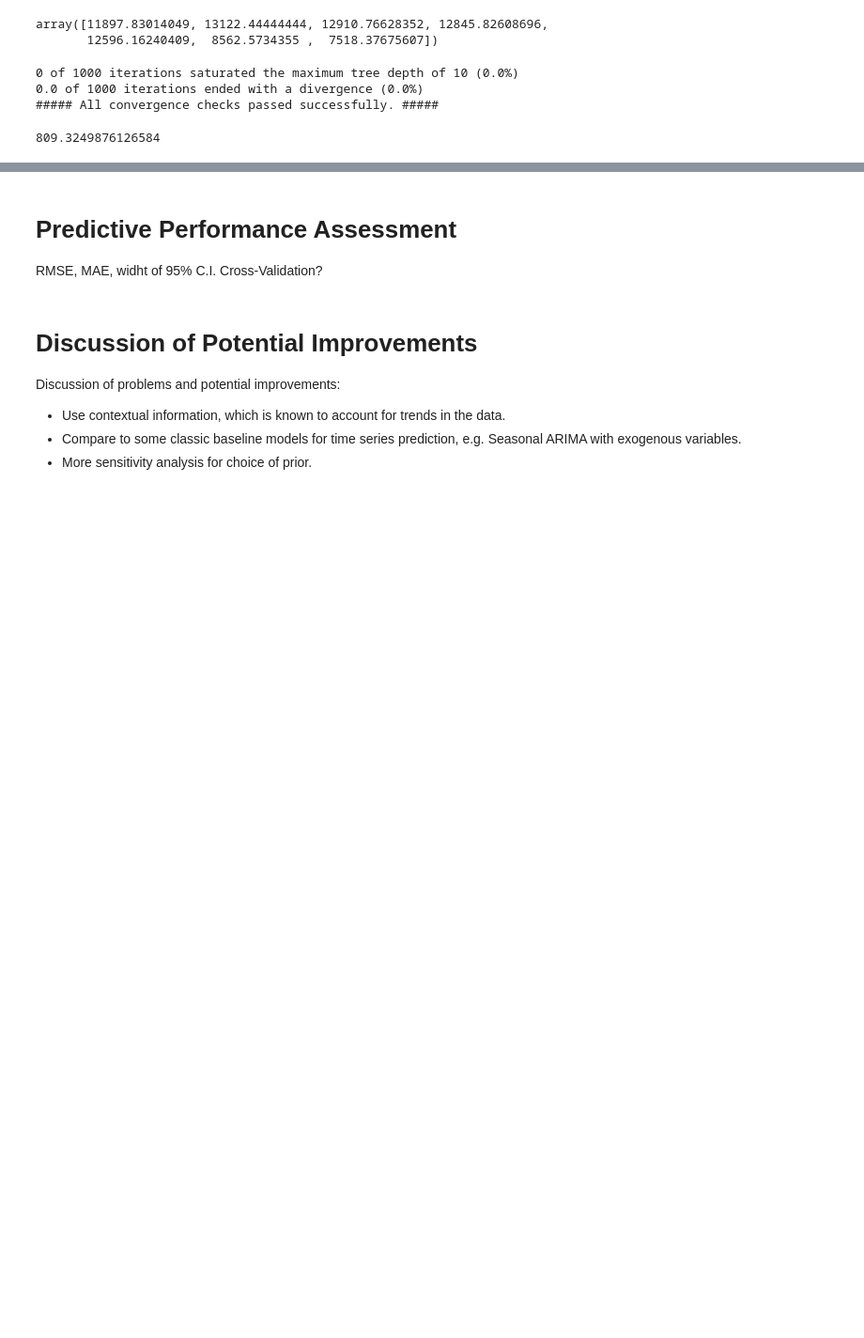
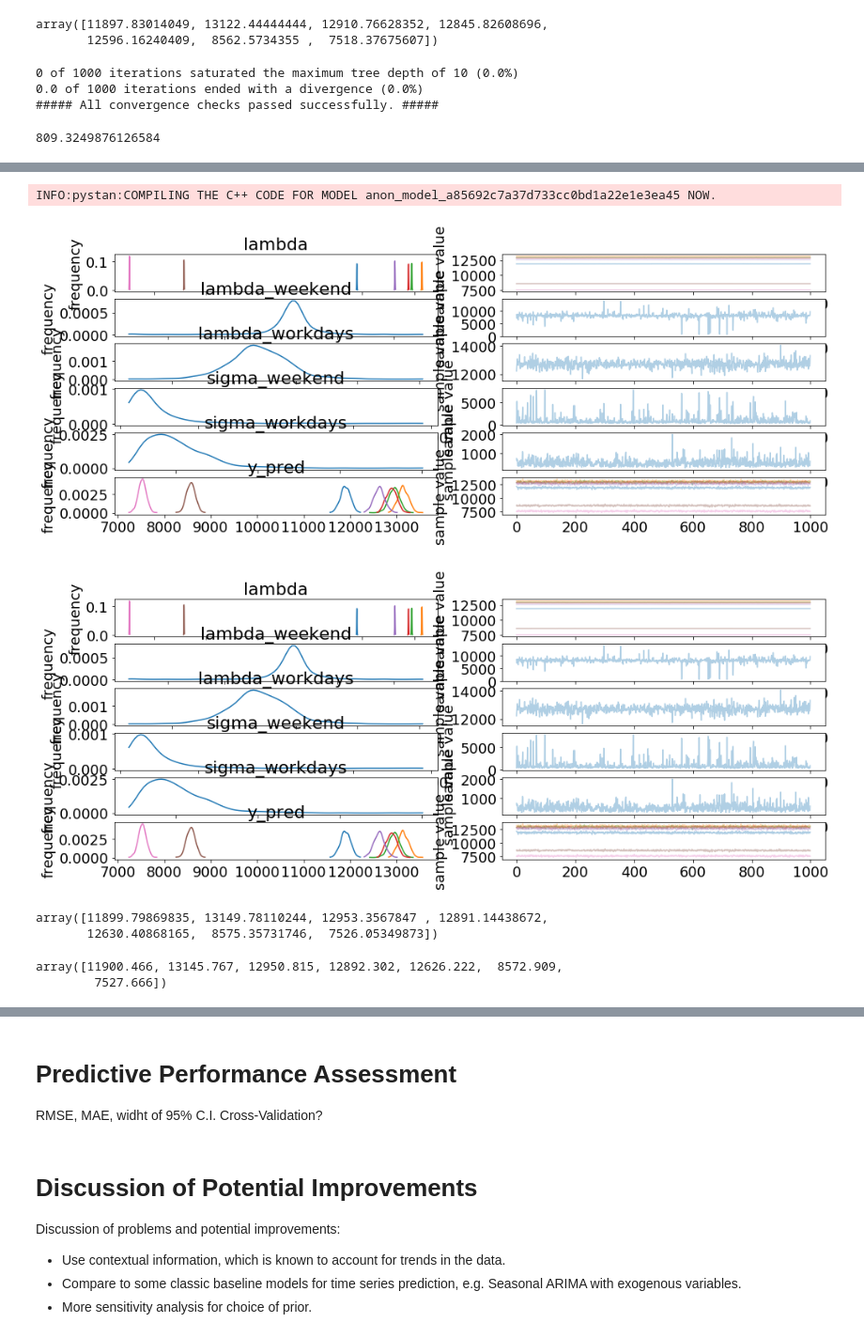
Before and after one commit to inon-peled/dtu_bda_project, a Jupyter notebook: bda_project_us_births-inon-mads-no-detrend.ipynb, the cells around one changed output, grey strips where cells are left out. Shown at 94% size. Drawn from its saved outputs; the diff is of its cells as text; code cells hidden in the pictures; blank space fills up the shorter version.

```diff
--- a/bda_project_us_births-inon-mads-no-detrend.ipynb
+++ b/bda_project_us_births-inon-mads-no-detrend.ipynb
@@ -332,0 +333,44 @@ y_pred = retrend(data['x_test'], fit.extract('y_pred'), y_mean, y_std)
+# %%
+model_hier_poisson = pystan.StanModel(model_code='''
+data {
+    int<lower=0> T; // Number of days to predict ahead.
+    int<lower=0> N; // Number of data points.
+    int y[N]; // data points.
+    int<lower=1,upper=7> x_train[N]; // Weekday indicator for each observed data point.
+    int<lower=1,upper=7> x_test[T]; // Weekday indicator for each prediction.
+}
+parameters {
+    real<lower=0> lambda[7];
+    real<lower=0> lambda_weekend;
+    real<lower=0> lambda_workdays;
+    real<lower=0> sigma_weekend;
+    real<lower=0> sigma_workdays;
+}
+model {
+    sigma_weekend ~ cauchy(0, 10);
+    sigma_workdays ~ cauchy(0, 10);
+    lambda[6] ~ normal(lambda_weekend, sigma_weekend);
+    lambda[7] ~ normal(lambda_weekend, sigma_weekend);
+    for (i in 1:5) {
+        lambda[i] ~ normal(lambda_workdays, sigma_workdays);
+    }
+    y ~ poisson(lambda[x_train]);
+}
+generated quantities {
+    int y_pred[T];
+    for (i in 1:T) {
+        y_pred[x_test[i]] = poisson_rng(lambda[x_test[i]]);
+    }
+}
+''')
+# %% [output]
+INFO:pystan:COMPILING THE C++ CODE FOR MODEL anon_model_a85692c7a37d733cc0bd1a22e1e3ea45 NOW.
+# %%
+data = get_train_and_test_for_sliding_window(datetime(2014, 1, 1) + timedelta(days=7))
+fit = model_hier_poisson.sampling(seed=COMMON_SEED, data=dict(
+    x_train=data['x_train'],
+    x_test=data['x_test'],
+    y=data['y_train'],
+    T=7,
+    N=len(data['x_train'])), iter=500)
+# check_convergence(fit)
@@ -332,0 +379,15 @@ y_pred = retrend(data['x_test'], fit.extract('y_pred'), y_mean, y_std)
+# %%
+fit.plot()
+# %% [output]
+[figure, added]
+[figure, added]
+# %%
+fit.extract()['lambda'].mean(axis=0)
+# %% [output]
+array([11899.79869835, 13149.78110244, 12953.3567847 , 12891.14438672,
+       12630.40868165,  8575.35731746,  7526.05349873])
+# %%
+fit.extract()['y_pred'].mean(axis=0)
+# %% [output]
+array([11900.466, 13145.767, 12950.815, 12892.302, 12626.222,  8572.909,
+        7527.666])
```
Also changed, not shown: parts of 5 cells of this notebook.
